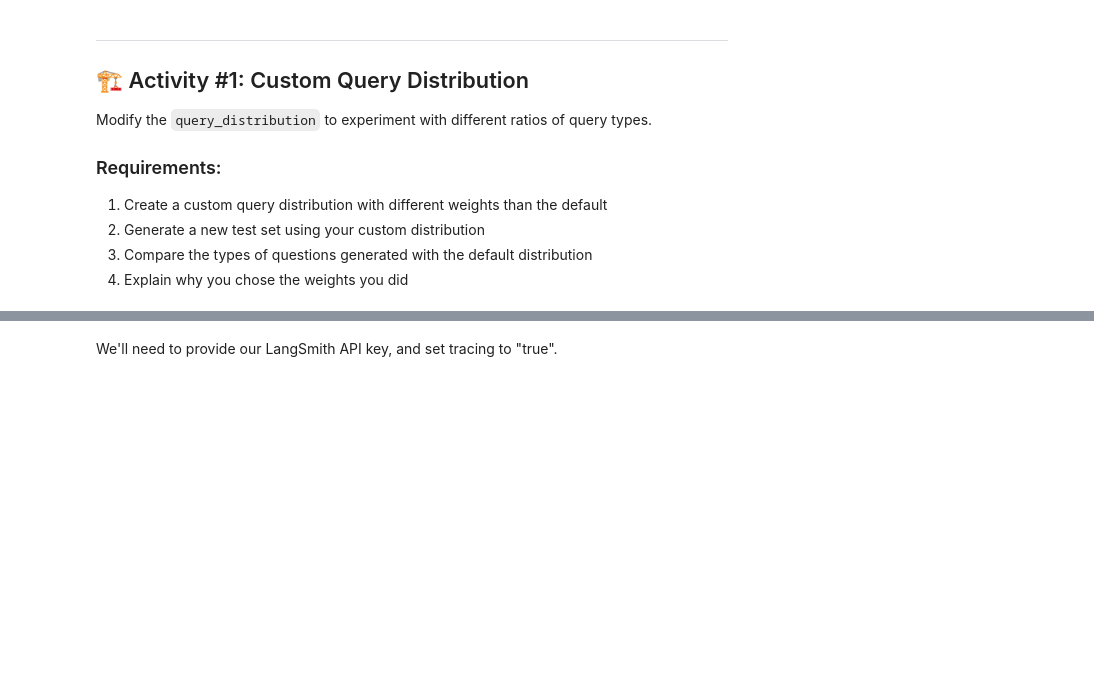
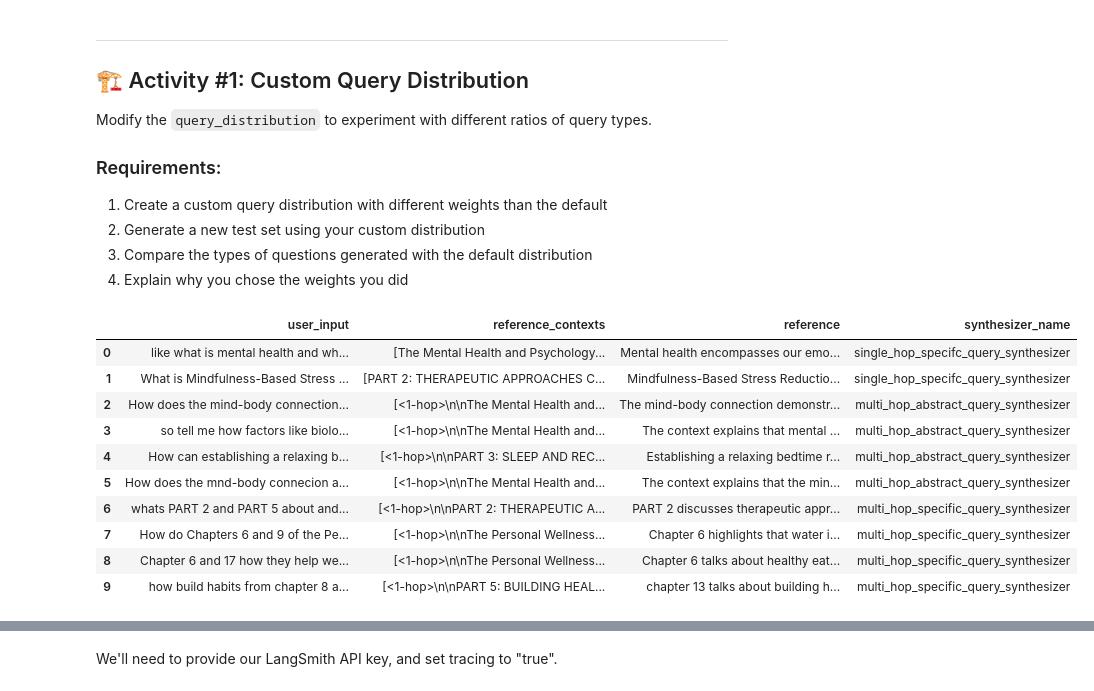
Before and after one commit to dmcphillips13/AIE9, a Jupyter notebook: 09_Synthetic_Data_Generation_and_LangSmith/Synthetic_Data_Generation_RAGAS_&_LangSmith_Assignment.ipynb, the cells around one changed output, grey strips where cells are left out. Saved outputs shown, nothing was run; the diff lists cells and outputs as text; code cells hidden in the pictures; blank space fills up the shorter version.

```diff
--- a/09_Synthetic_Data_Generation_and_LangSmith/Synthetic_Data_Generation_RAGAS_&_LangSmith_Assignment.ipynb
+++ b/09_Synthetic_Data_Generation_and_LangSmith/Synthetic_Data_Generation_RAGAS_&_LangSmith_Assignment.ipynb
@@ -263,5 +263,25 @@ Modify the `query_distribution` to experiment with different ratios of query typ
 # %%
 ### YOUR CODE HERE ###
 
 # Define a custom query distribution with different weights
+custom_query_distribution = [
+    (SingleHopSpecificQuerySynthesizer(llm=generator_llm), 0.2),
+    (MultiHopAbstractQuerySynthesizer(llm=generator_llm), 0.4),
+    (MultiHopSpecificQuerySynthesizer(llm=generator_llm), 0.4),
+]
+
 # Generate a new test set and compare with the default
+custom_testset = generator.generate(testset_size=10, query_distribution=custom_query_distribution)
+custom_testset.to_pandas()
+# %% [output]
+|  | user_input | reference_contexts | reference | synthesizer_name |
+| 0 | like what is mental health and wh... | [The Mental Health and Psychology... | Mental health encompasses our emo... | single_hop_specifc_query_synthesizer |
+| 1 | What is Mindfulness-Based Stress ... | [PART 2: THERAPEUTIC APPROACHES C... | Mindfulness-Based Stress Reductio... | single_hop_specifc_query_synthesizer |
+| 2 | How does the mind-body connection... | [<1-hop>\n\nThe Mental Health and... | The mind-body connection demonstr... | multi_hop_abstract_query_synthesizer |
+| 3 | so tell me how factors like biolo... | [<1-hop>\n\nThe Mental Health and... | The context explains that mental ... | multi_hop_abstract_query_synthesizer |
+| 4 | How can establishing a relaxing b... | [<1-hop>\n\nPART 3: SLEEP AND REC... | Establishing a relaxing bedtime r... | multi_hop_abstract_query_synthesizer |
+| 5 | How does the mnd-body connecion a... | [<1-hop>\n\nThe Mental Health and... | The context explains that the min... | multi_hop_abstract_query_synthesizer |
+| 6 | whats PART 2 and PART 5 about and... | [<1-hop>\n\nPART 2: THERAPEUTIC A... | PART 2 discusses therapeutic appr... | multi_hop_specific_query_synthesizer |
+| 7 | How do Chapters 6 and 9 of the Pe... | [<1-hop>\n\nThe Personal Wellness... | Chapter 6 highlights that water i... | multi_hop_specific_query_synthesizer |
+| 8 | Chapter 6 and 17 how they help we... | [<1-hop>\n\nThe Personal Wellness... | Chapter 6 talks about healthy eat... | multi_hop_specific_query_synthesizer |
+| 9 | how build habits from chapter 8 a... | [<1-hop>\n\nPART 5: BUILDING HEAL... | chapter 13 talks about building h... | multi_hop_specific_query_synthesizer |
```
Also changed, not shown: parts of 10 cells of this notebook, 3 other files.
